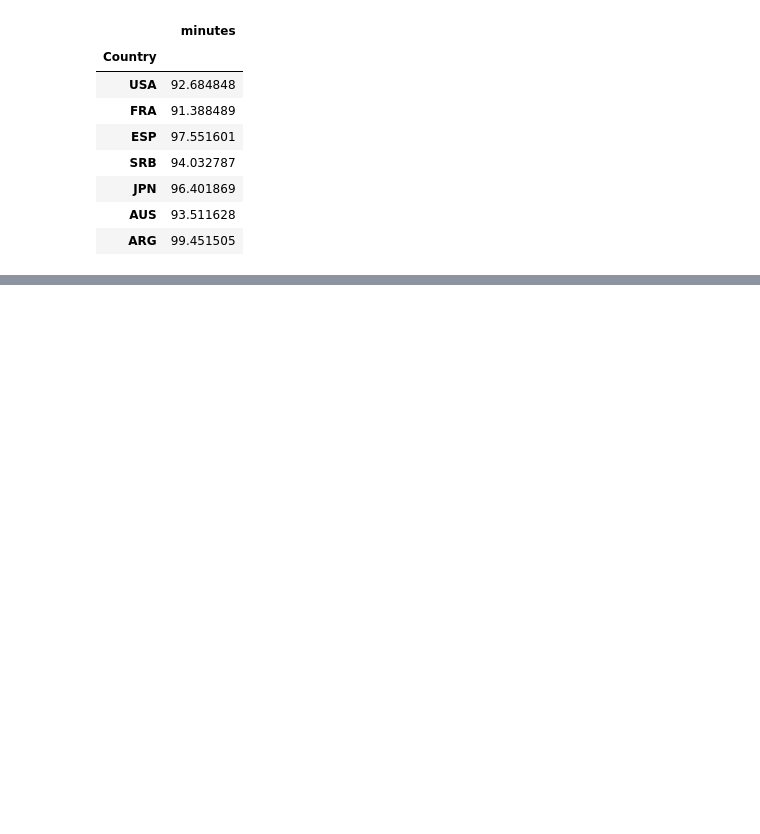
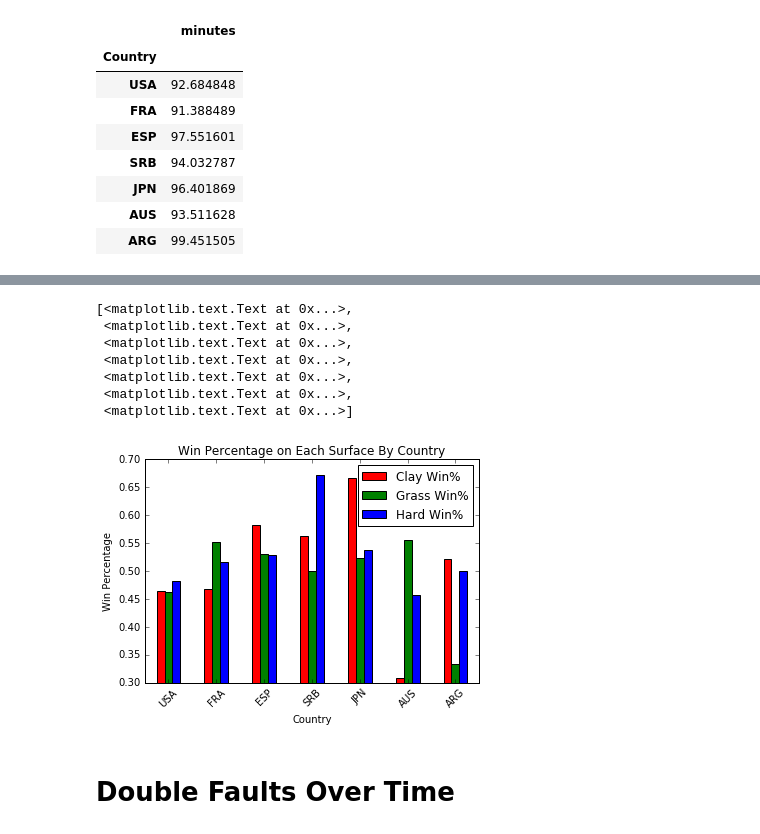
Before and after one commit to kl2695/project, a Jupyter notebook: Untitled2.ipynb, the cells around one changed output, grey strips where cells are left out. Saved outputs shown, nothing was run; the diff lists cells and outputs as text; code cells hidden in the pictures; blank space fills up the shorter version.

```diff
--- a/Untitled2.ipynb
+++ b/Untitled2.ipynb
@@ -113,0 +171,11 @@ minL.plot()
+# %%
+l= atp[['loser_ioc','surface']].groupby(['surface'])
+# %%
+x= l.loser_ioc.value_counts()
+xx=pd.DataFrame(x)
+xx=xx.unstack(level='surface')
+xx=xx.loc[countries]
+xx.index.rename('Country', inplace=True)
+xx.columns=['Clay Losses', 'Grass Losses', 'Hard Losses']
+xx=xx.reset_index()
+xx
@@ -113,0 +191,6 @@ minL.plot()
+# %%
+wl = pd.merge(tt,xx,
+             how= 'right',
+             on= 'Country')
+wl=wl.set_index('Country')
+wl
@@ -113,0 +207,6 @@ minL.plot()
+# %%
+surfaces=['Clay','Grass','Hard']
+for surface in surfaces:
+    wl[surface+' Win%']= wl[surface+' Wins']/(wl[surface+' Wins']+ wl[surface+' Losses'])
+wl=wl[['Clay Win%','Grass Win%','Hard Win%']]
+wl
@@ -113,0 +223,21 @@ minL.plot()
+# %%
+fig, ax= plt.subplots()
+wl.plot(ax=ax,
+        kind='bar',
+        color=['red','green','blue'],
+        title= 'Win Percentage on Each Surface By Country')
+ax.legend(loc=0)
+ax.set_ylabel('Win Percentage')
+ax.set_ylim(0.3,0.7)
+ax.set_xticklabels( countries, rotation=45 )
+# %% [output]
+[<matplotlib.text.Text at 0x...>,
+ <matplotlib.text.Text at 0x...>,
+ <matplotlib.text.Text at 0x...>,
+ <matplotlib.text.Text at 0x...>,
+ <matplotlib.text.Text at 0x...>,
+ <matplotlib.text.Text at 0x...>,
+ <matplotlib.text.Text at 0x...>]
+[figure, added]
+# %% [markdown]
+# Double Faults Over Time
```
Also changed, not shown: parts of 14 cells of this notebook.
